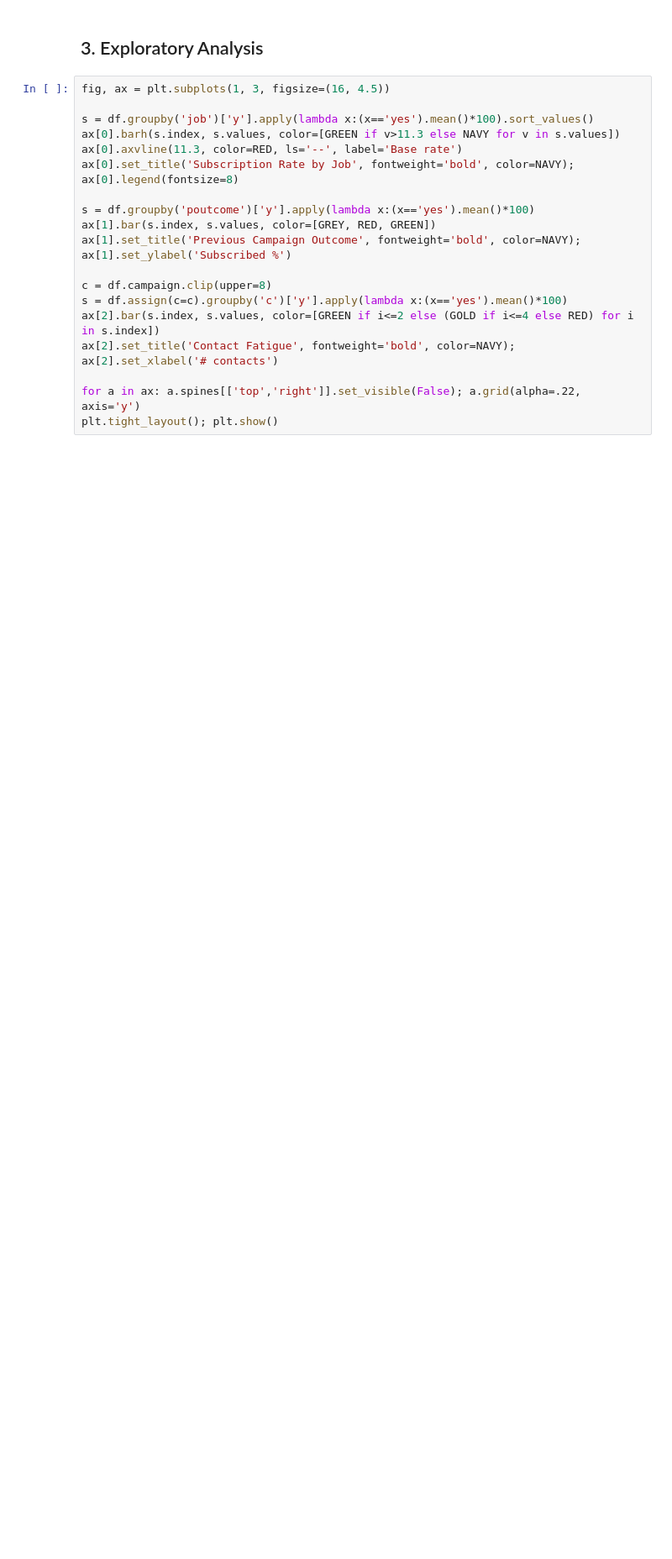
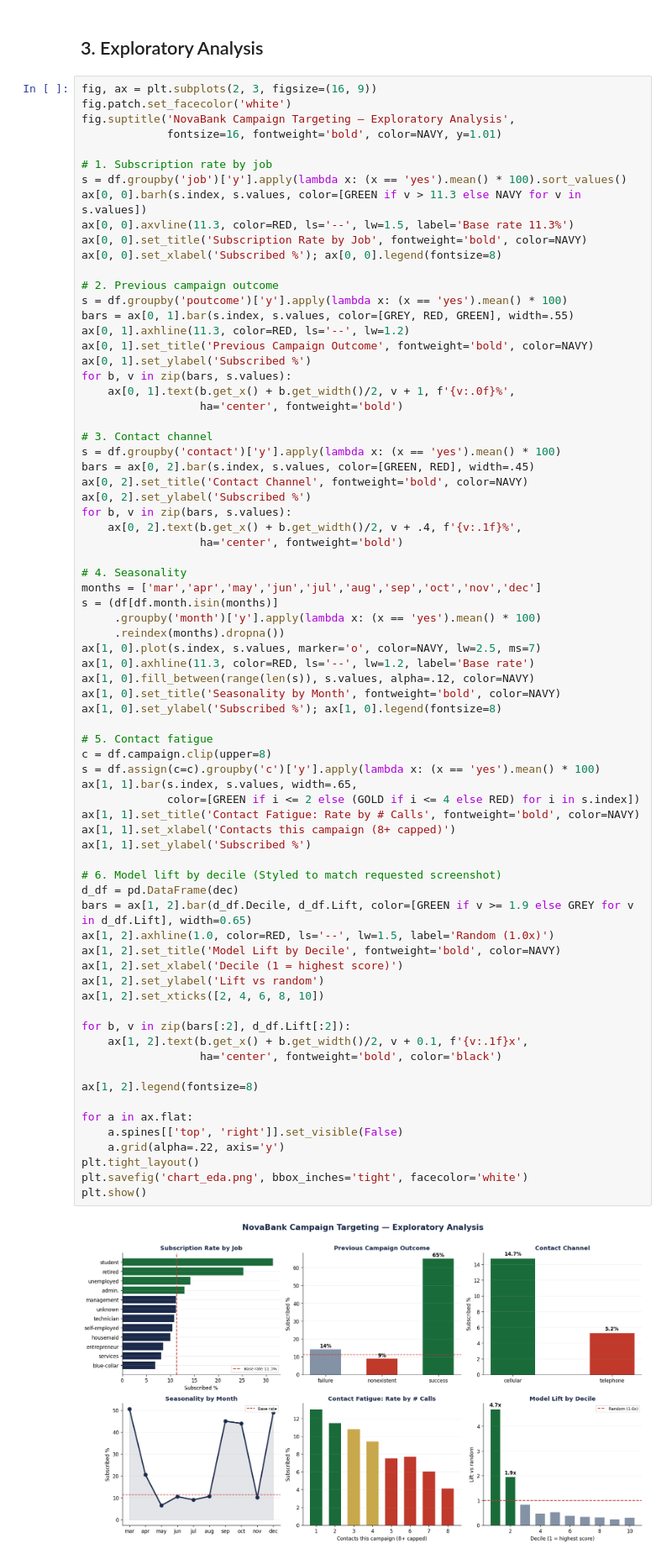
Before and after one commit to andrizomai/novabank-campaign-targeting, a Jupyter notebook: NovaBank_Campaign_Targeting.ipynb, the cells around one changed output. Shown at 84% size. Cells and saved outputs as stored; diff of their text form; blank space fills up the shorter version.

```diff
--- a/NovaBank_Campaign_Targeting.ipynb
+++ b/NovaBank_Campaign_Targeting.ipynb
@@ -92,24 +132,80 @@ print(f'Train {X_train.shape[0]:,} ({y_train.mean():.2%} positive) | '
 # %% [markdown]
 ## 3. Exploratory Analysis
 # %%
-fig, ax = plt.subplots(1, 3, figsize=(16, 4.5))
+fig, ax = plt.subplots(2, 3, figsize=(16, 9))
+fig.patch.set_facecolor('white')
+fig.suptitle('NovaBank Campaign Targeting — Exploratory Analysis',
+             fontsize=16, fontweight='bold', color=NAVY, y=1.01)
 
-s = df.groupby('job')['y'].apply(lambda x:(x=='yes').mean()*100).sort_values()
-ax[0].barh(s.index, s.values, color=[GREEN if v>11.3 else NAVY for v in s.values])
-ax[0].axvline(11.3, color=RED, ls='--', label='Base rate')
-ax[0].set_title('Subscription Rate by Job', fontweight='bold', color=NAVY); ax[0].legend(fontsize=8)
+# 1. Subscription rate by job
+s = df.groupby('job')['y'].apply(lambda x: (x == 'yes').mean() * 100).sort_values()
+ax[0, 0].barh(s.index, s.values, color=[GREEN if v > 11.3 else NAVY for v in s.values])
+ax[0, 0].axvline(11.3, color=RED, ls='--', lw=1.5, label='Base rate 11.3%')
+ax[0, 0].set_title('Subscription Rate by Job', fontweight='bold', color=NAVY)
+ax[0, 0].set_xlabel('Subscribed %'); ax[0, 0].legend(fontsize=8)
 
-s = df.groupby('poutcome')['y'].apply(lambda x:(x=='yes').mean()*100)
-ax[1].bar(s.index, s.values, color=[GREY, RED, GREEN])
-ax[1].set_title('Previous Campaign Outcome', fontweight='bold', color=NAVY); ax[1].set_ylabel('Subscribed %')
+# 2. Previous campaign outcome
+s = df.groupby('poutcome')['y'].apply(lambda x: (x == 'yes').mean() * 100)
+bars = ax[0, 1].bar(s.index, s.values, color=[GREY, RED, GREEN], width=.55)
+ax[0, 1].axhline(11.3, color=RED, ls='--', lw=1.2)
+ax[0, 1].set_title('Previous Campaign Outcome', fontweight='bold', color=NAVY)
+ax[0, 1].set_ylabel('Subscribed %')
+for b, v in zip(bars, s.values):
+    ax[0, 1].text(b.get_x() + b.get_width()/2, v + 1, f'{v:.0f}%',
+                  ha='center', fontweight='bold')
 
+# 3. Contact channel
+s = df.groupby('contact')['y'].apply(lambda x: (x == 'yes').mean() * 100)
+bars = ax[0, 2].bar(s.index, s.values, color=[GREEN, RED], width=.45)
+ax[0, 2].set_title('Contact Channel', fontweight='bold', color=NAVY)
+ax[0, 2].set_ylabel('Subscribed %')
+for b, v in zip(bars, s.values):
+    ax[0, 2].text(b.get_x() + b.get_width()/2, v + .4, f'{v:.1f}%',
+                  ha='center', fontweight='bold')
+
+# 4. Seasonality
+months = ['mar','apr','may','jun','jul','aug','sep','oct','nov','dec']
+s = (df[df.month.isin(months)]
+     .groupby('month')['y'].apply(lambda x: (x == 'yes').mean() * 100)
+     .reindex(months).dropna())
+ax[1, 0].plot(s.index, s.values, marker='o', color=NAVY, lw=2.5, ms=7)
+ax[1, 0].axhline(11.3, color=RED, ls='--', lw=1.2, label='Base rate')
+ax[1, 0].fill_between(range(len(s)), s.values, alpha=.12, color=NAVY)
+ax[1, 0].set_title('Seasonality by Month', fontweight='bold', color=NAVY)
+ax[1, 0].set_ylabel('Subscribed %'); ax[1, 0].legend(fontsize=8)
+
+# 5. Contact fatigue
 c = df.campaign.clip(upper=8)
-s = df.assign(c=c).groupby('c')['y'].apply(lambda x:(x=='yes').mean()*100)
-ax[2].bar(s.index, s.values, color=[GREEN if i<=2 else (GOLD if i<=4 else RED) for i in s.index])
-ax[2].set_title('Contact Fatigue', fontweight='bold', color=NAVY); ax[2].set_xlabel('# contacts')
+s = df.assign(c=c).groupby('c')['y'].apply(lambda x: (x == 'yes').mean() * 100)
+ax[1, 1].bar(s.index, s.values, width=.65,
+             color=[GREEN if i <= 2 else (GOLD if i <= 4 else RED) for i in s.index])
+ax[1, 1].set_title('Contact Fatigue: Rate by # Calls', fontweight='bold', color=NAVY)
+ax[1, 1].set_xlabel('Contacts this campaign (8+ capped)')
+ax[1, 1].set_ylabel('Subscribed %')
 
-for a in ax: a.spines[['top','right']].set_visible(False); a.grid(alpha=.22, axis='y')
-plt.tight_layout(); plt.show()
+# 6. Model lift by decile (Styled to match requested screenshot)
+d_df = pd.DataFrame(dec)
+bars = ax[1, 2].bar(d_df.Decile, d_df.Lift, color=[GREEN if v >= 1.9 else GREY for v in d_df.Lift], width=0.65)
+ax[1, 2].axhline(1.0, color=RED, ls='--', lw=1.5, label='Random (1.0x)')
+ax[1, 2].set_title('Model Lift by Decile', fontweight='bold', color=NAVY)
+ax[1, 2].set_xlabel('Decile (1 = highest score)')
+ax[1, 2].set_ylabel('Lift vs random')
+ax[1, 2].set_xticks([2, 4, 6, 8, 10])
+
+for b, v in zip(bars[:2], d_df.Lift[:2]):
+    ax[1, 2].text(b.get_x() + b.get_width()/2, v + 0.1, f'{v:.1f}x',
+                  ha='center', fontweight='bold', color='black')
+
+ax[1, 2].legend(fontsize=8)
+
+for a in ax.flat:
+    a.spines[['top', 'right']].set_visible(False)
+    a.grid(alpha=.22, axis='y')
+plt.tight_layout()
+plt.savefig('chart_eda.png', bbox_inches='tight', facecolor='white')
+plt.show()
+# %% [output]
+[figure, added]
 # %% [markdown]
 **Data Observation**
 
```
Also changed, not shown: parts of 15 cells of this notebook.
